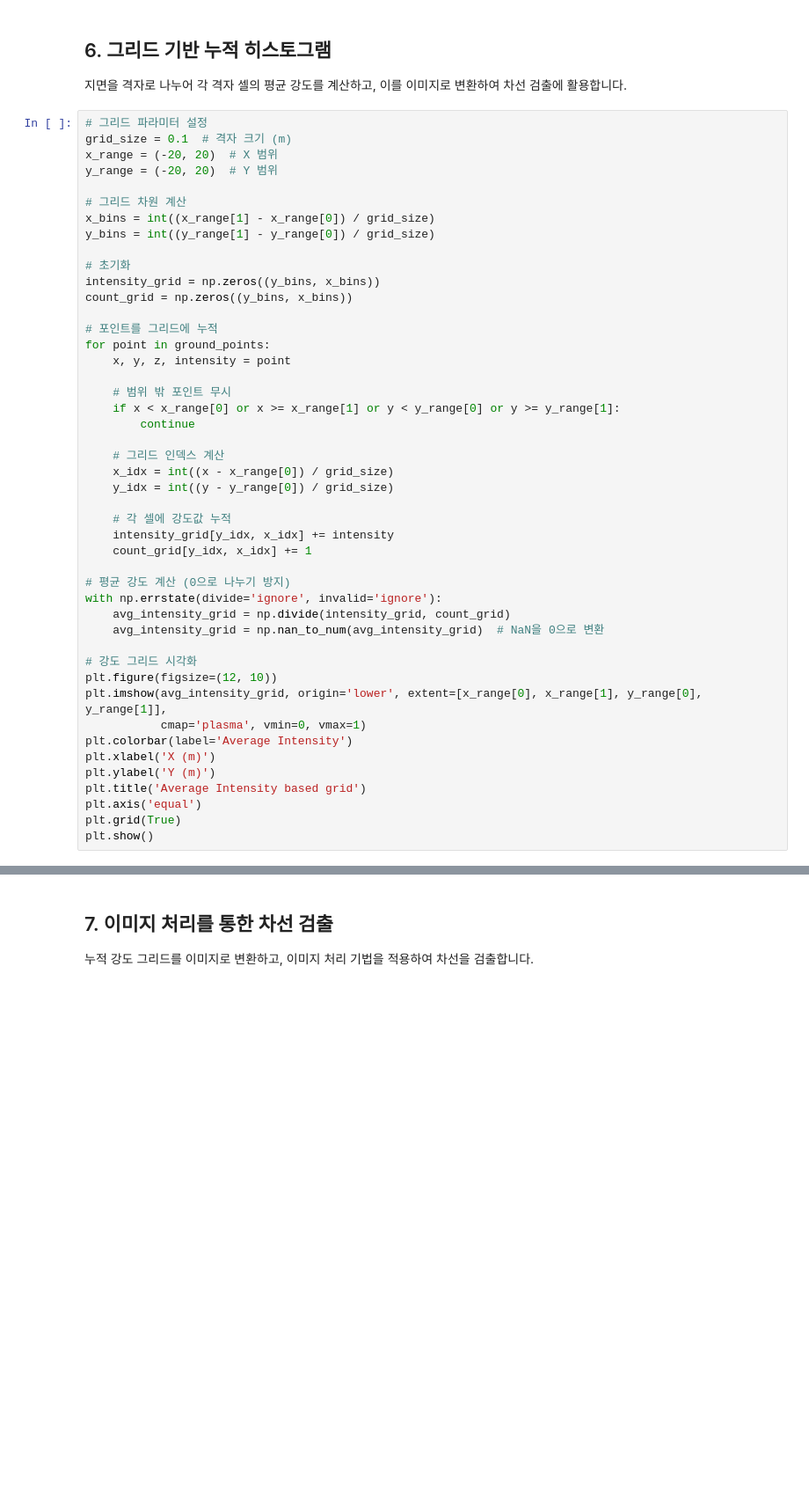
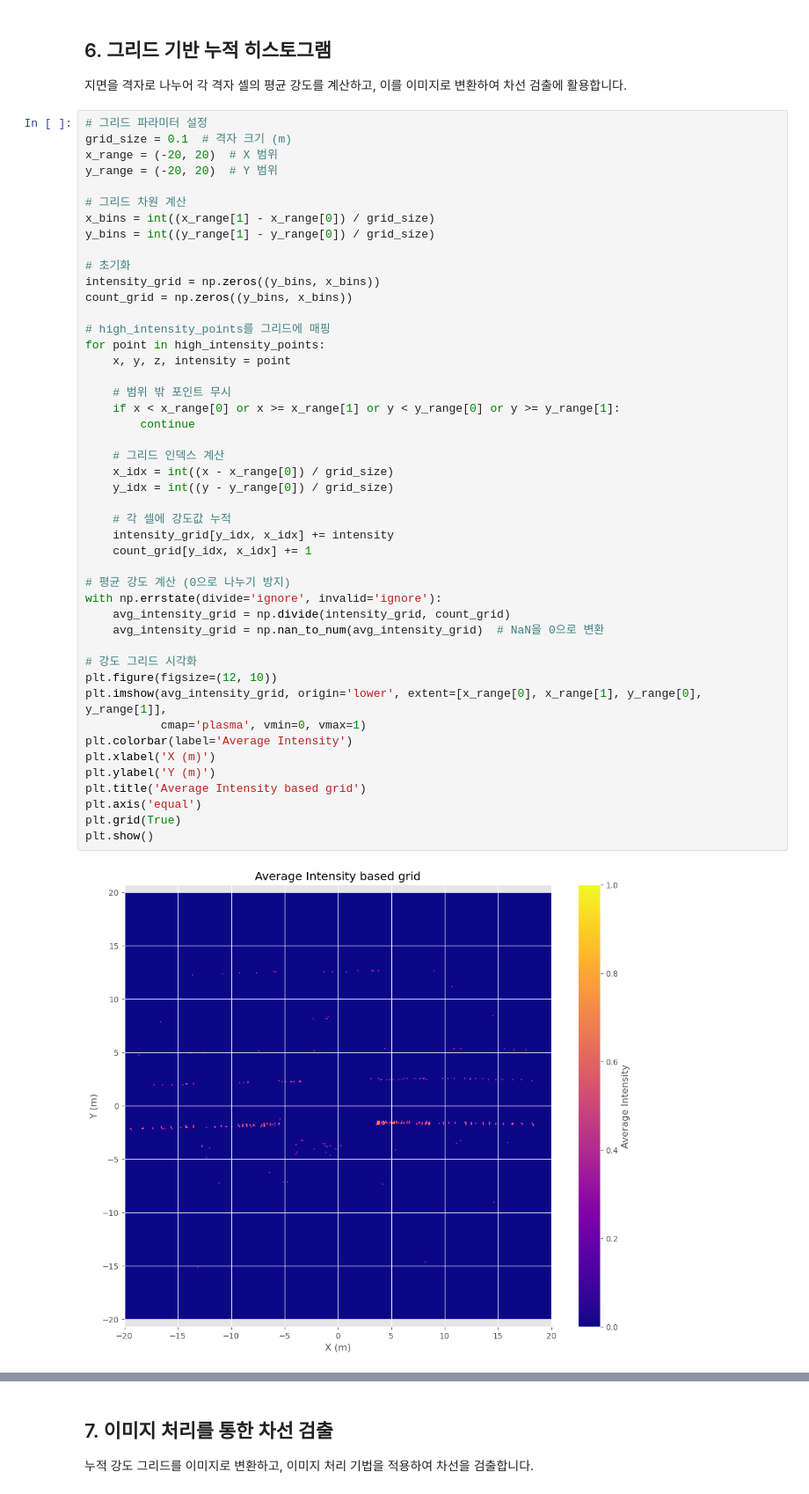
Before and after one commit to SeunghwanByun/autonomous-driving-lidar-demo, a Jupyter notebook: lecture1/03_lane_detection.ipynb, the cells around one changed output, grey strips where cells are left out. Shown at 88% size. Cells and saved outputs as stored; diff of their text form; blank space fills up the shorter version.

```diff
--- a/lecture1/03_lane_detection.ipynb
+++ b/lecture1/03_lane_detection.ipynb
@@ -317,35 +370,37 @@ y_bins = int((y_range[1] - y_range[0]) / grid_size)
 intensity_grid = np.zeros((y_bins, x_bins))
 count_grid = np.zeros((y_bins, x_bins))
 
-# 포인트를 그리드에 누적
-for point in ground_points:
+# high_intensity_points를 그리드에 매핑
+for point in high_intensity_points:
     x, y, z, intensity = point
 
     # 범위 밖 포인트 무시
     if x < x_range[0] or x >= x_range[1] or y < y_range[0] or y >= y_range[1]:
         continue
 
     # 그리드 인덱스 계산
     x_idx = int((x - x_range[0]) / grid_size)
     y_idx = int((y - y_range[0]) / grid_size)
 
     # 각 셀에 강도값 누적
     intensity_grid[y_idx, x_idx] += intensity
     count_grid[y_idx, x_idx] += 1
 
 # 평균 강도 계산 (0으로 나누기 방지)
 with np.errstate(divide='ignore', invalid='ignore'):
     avg_intensity_grid = np.divide(intensity_grid, count_grid)
     avg_intensity_grid = np.nan_to_num(avg_intensity_grid)  # NaN을 0으로 변환
 
 # 강도 그리드 시각화
 plt.figure(figsize=(12, 10))
 plt.imshow(avg_intensity_grid, origin='lower', extent=[x_range[0], x_range[1], y_range[0], y_range[1]],
            cmap='plasma', vmin=0, vmax=1)
 plt.colorbar(label='Average Intensity')
 plt.xlabel('X (m)')
 plt.ylabel('Y (m)')
 plt.title('Average Intensity based grid')
 plt.axis('equal')
 plt.grid(True)
 plt.show()
+# %% [output]
+[figure, added]
```
Also changed, not shown: parts of 8 cells of this notebook.
